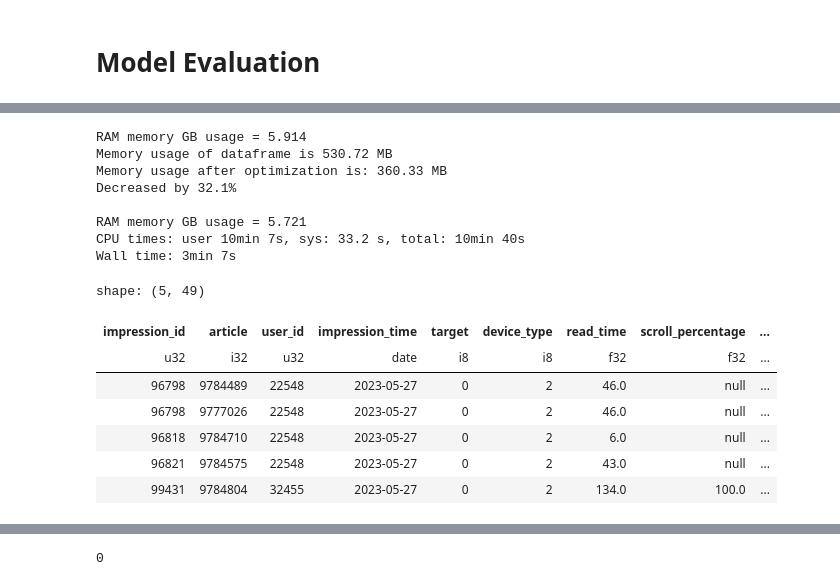
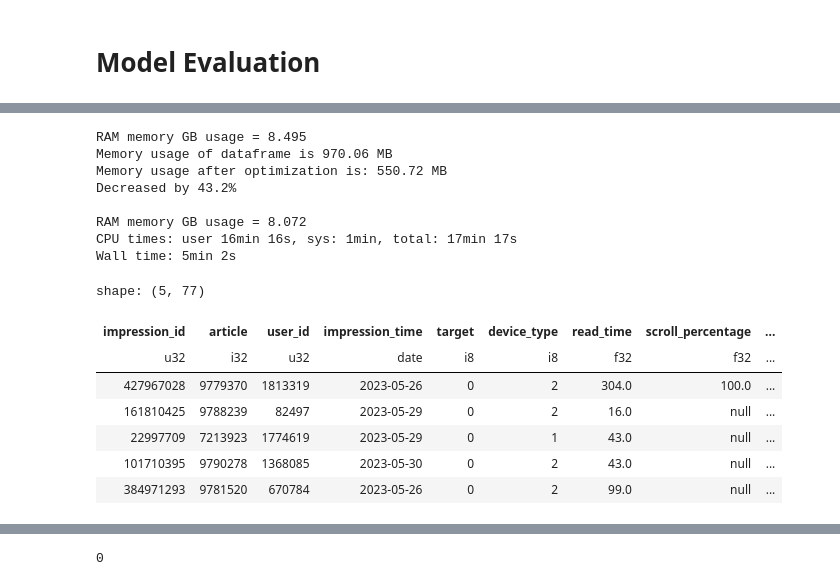
Before and after one commit to recsyspolimi/recsys-challenge-2024-ekstrabladet, a Jupyter notebook: notebooks/catboost.ipynb, the cells around one changed output, grey strips where cells are left out. Cells and saved outputs as stored; diff of their text form; code cells hidden in the pictures.

```diff
--- a/notebooks/catboost.ipynb
+++ b/notebooks/catboost.ipynb
@@ -133,7 +180,9 @@ articles = articles.with_columns(
     pl.col('subtitle').str.split(by=' ').list.len().alias('subtitle_len'),
     pl.col('body').str.split(by=' ').list.len().alias('body_len'),
     # very important for tf-idf, otherwise multiple tokens for topics with spaces are built
-    pl.col('topics').list.eval(pl.element().str.split(by=' ').list.join('_'))
+    pl.col('topics').list.eval(pl.element().str.split(by=' ').list.join('_')),
+    pl.col('topics').list.len().alias('num_topics'),
+    (pl.col('total_pageviews') / pl.col('total_inviews')).alias('total_pageviews/inviews')
 )
 articles = reduce_polars_df_memory_size(articles)
 
@@ -1176,69 +1310,105 @@ last_session_time_df = behaviors_val.select(['session_id', 'user_id', 'impressio
 %%time
 
 NPRATIO = 2
+
+users_mean_trendiness_scores, topics_mean_trendiness_scores = _preprocessing_history_trendiness_scores(
+        history=history_val, articles=articles)
+topic_mean_delays, user_mean_delays = _preprocessing_mean_delay_features(
+    articles=articles, history=history_val)
+windows, user_windows, user_topics_windows, user_category_windows = _preprocessing_window_features(
+    history=history_val, articles=articles)
+articles_endorsement = _preprocessing_article_endorsement_feature(
+    behaviors=behaviors_val, period="10h")
+normalized_endorsement = normalize_endorsement(articles_endorsement)
 
 # dropping duplicates that can occur because of sampling strategy
 val_ds = behaviors_val.pipe(create_binary_labels_column, shuffle=True, seed=123) \
     .with_columns(pl.col('gender').fill_null(2)) \
     .select(['impression_id', 'article_ids_inview', 'impression_time', 'labels',
              'device_type', 'read_time', 'scroll_percentage', 'user_id', 'is_sso_user', 'gender',
-             'age', 'is_subscriber', 'session_id']) \
+             'age', 'is_subscriber', 'session_id', 'postcode']) \
     .explode(['article_ids_inview', 'labels']) \
     .rename({'article_ids_inview': 'article', 'labels': 'target'}) \
     .with_columns(pl.col('article').cast(pl.Int32)) \
-    .pipe(add_mean_delays_features, articles=articles, history=history_val) \
+    .pipe(add_trendiness_feature, articles=articles, period='1d') \
+    .rename({'trendiness_score': 'trendiness_score_1d'}) \
     .pipe(add_trendiness_feature, articles=articles, period='3d') \
-    .pipe(add_history_trendiness_scores_feature, history=history_val, articles=articles) \
+    .rename({'trendiness_score': 'trendiness_score_3d'}) \
+    .pipe(add_trendiness_feature, articles=articles, period='5d') \
+    .rename({'trendiness_score': 'trendiness_score_5d'}) \
     .unique(['impression_id', 'article']) \
     .with_columns(
         pl.col('impression_time').dt.weekday().alias('weekday'),
         pl.col('impression_time').dt.hour().alias('hour'),
         pl.col('article').cast(pl.Int32),
+        (
+            pl.col('trendiness_score_1d') /
+            pl.col('trendiness_score_3d')
+        ).alias('trendiness_score_1d/3d'),
+        (
+            pl.col('trendiness_score_1d') /
+            pl.col('trendiness_score_5d')
+        ).alias('trendiness_score_1d/5d'),
+        (
+            pl.col('trendiness_score_3d') /
+            pl.col('trendiness_score_3d').max().over(pl.col('impression_time').dt.date())
+        ).alias('normalized_trendiness_score_overall'),
     ).join(articles.select(['article_id', 'premium', 'published_time', 'category',
                             'sentiment_score', 'sentiment_label', 'entity_groups',
-                            'num_images', 'title_len', 'subtitle_len', 'body_len']),
+                            'num_images', 'title_len', 'subtitle_len', 'body_len','num_topics',
+                            'total_pageviews', 'total_inviews', 'total_read_time', 'total_pageviews/inviews']),
            left_on='article', right_on='article_id', how='left') \
     .with_columns(
         (pl.col('impression_time') - pl.col('published_time')).dt.total_days().alias('article_delay_days'),
         (pl.col('impression_time') - pl.col('published_time')).dt.total_hours().alias('article_delay_hours')
     ).with_columns(
         pl.col('entity_groups').list.contains(entity).alias(f'Entity_{entity}_Present')
         for entity in unique_entities
     ).drop('entity_groups') \
+    .join(behaviors_ner_scores, on=['impression_id', 'article'], how='left') \
+    .pipe(add_history_trendiness_scores_feature, articles=articles,
+          users_mean_trendiness_scores=users_mean_trendiness_scores,
+          topics_mean_trendiness_scores=topics_mean_trendiness_scores, topics=topics) \
+    .pipe(add_mean_delays_features, articles=articles,
+          topic_mean_delays=topic_mean_delays, user_mean_delays=user_mean_delays) \
+    .pipe(add_window_features, articles=articles, user_windows=user_windows,
+          user_category_windows=user_category_windows,
+          user_topics_windows=user_topics_windows, windows=windows) \
+    .pipe(add_trendiness_feature_categories, articles=articles) \
+    .pipe(add_article_endorsement_feature, normalized_endorsement=normalized_endorsement) \
     .join(last_session_time_df, on='session_id', how='left').with_columns(
         (pl.col('impression_time') - pl.col('last_session_time')).dt.total_hours().alias('last_session_time_hour_diff'),
         ((pl.col('last_session_time') - pl.col('published_time')).dt.total_hours() > 0).alias('is_new_article'),
         pl.col('all_seen_articles').list.contains(pl.col('article')).alias('is_already_seen_article'),
     ).drop(['published_time', 'session_id', 'all_seen_articles', 'last_session_time']) \
     .join(published_category_popularity, how='left', right_on=['published_date', 'category'],
           left_on=[pl.col('impression_time').dt.date() - pl.duration(days=1), 'category']) \
     .rename({'category_daily_pct': 'yesterday_category_daily_pct'}) \
-    .with_columns(pl.col('yesterday_category_daily_pct').fill_null(0)) \
-    .join(behaviors_ner_scores, on=['impression_id', 'article'], how='left')
+    .with_columns(pl.col('yesterday_category_daily_pct').fill_null(0))
 
 gc.collect()
 PrintColor(f"\n" + GetMemUsage(), color = Fore.RED)
 
 val_ds = reduce_polars_df_memory_size(val_ds)
 PrintColor(f"\n" + GetMemUsage(), color = Fore.RED)
 val_ds.head()
 # %% [output]
-RAM memory GB usage = 5.914
-Memory usage of dataframe is 530.72 MB
-Memory usage after optimization is: 360.33 MB
-Decreased by 32.1%
+RAM memory GB usage = 8.495
+Memory usage of dataframe is 970.06 MB
+Memory usage after optimization is: 550.72 MB
+Decreased by 43.2%
 
-RAM memory GB usage = 5.721
-CPU times: user 10min 7s, sys: 33.2 s, total: 10min 40s
-Wall time: 3min 7s
+RAM memory GB usage = 8.072
+CPU times: user 16min 16s, sys: 1min, total: 17min 17s
+Wall time: 5min 2s
-shape: (5, 49)
+shape: (5, 77)
 | impression_id | article | user_id | impression_time | target | device_type | read_time | scroll_percentage | ... |
 | u32 | i32 | u32 | date | i8 | i8 | f32 | f32 | ... |
-| 96798 | 9784489 | 22548 | 2023-05-27 | 0 | 2 | 46.0 | null | ... |
-| 96798 | 9777026 | 22548 | 2023-05-27 | 0 | 2 | 46.0 | null | ... |
-| 96818 | 9784710 | 22548 | 2023-05-27 | 0 | 2 | 6.0 | null | ... |
-| 96821 | 9784575 | 22548 | 2023-05-27 | 0 | 2 | 43.0 | null | ... |
-| 99431 | 9784804 | 32455 | 2023-05-27 | 0 | 2 | 134.0 | 100.0 | ... |
+| 427967028 | 9779370 | 1813319 | 2023-05-26 | 0 | 2 | 304.0 | 100.0 | ... |
+| 161810425 | 9788239 | 82497 | 2023-05-29 | 0 | 2 | 16.0 | null | ... |
+| 22997709 | 7213923 | 1774619 | 2023-05-29 | 0 | 1 | 43.0 | null | ... |
+| 101710395 | 9790278 | 1368085 | 2023-05-30 | 0 | 2 | 43.0 | null | ... |
+| 384971293 | 9781520 | 670784 | 2023-05-26 | 0 | 2 | 99.0 | null | ... |
 # %%
 val_ds.shape
 # %% [output]
```
Also changed, not shown: parts of 47 cells of this notebook.
